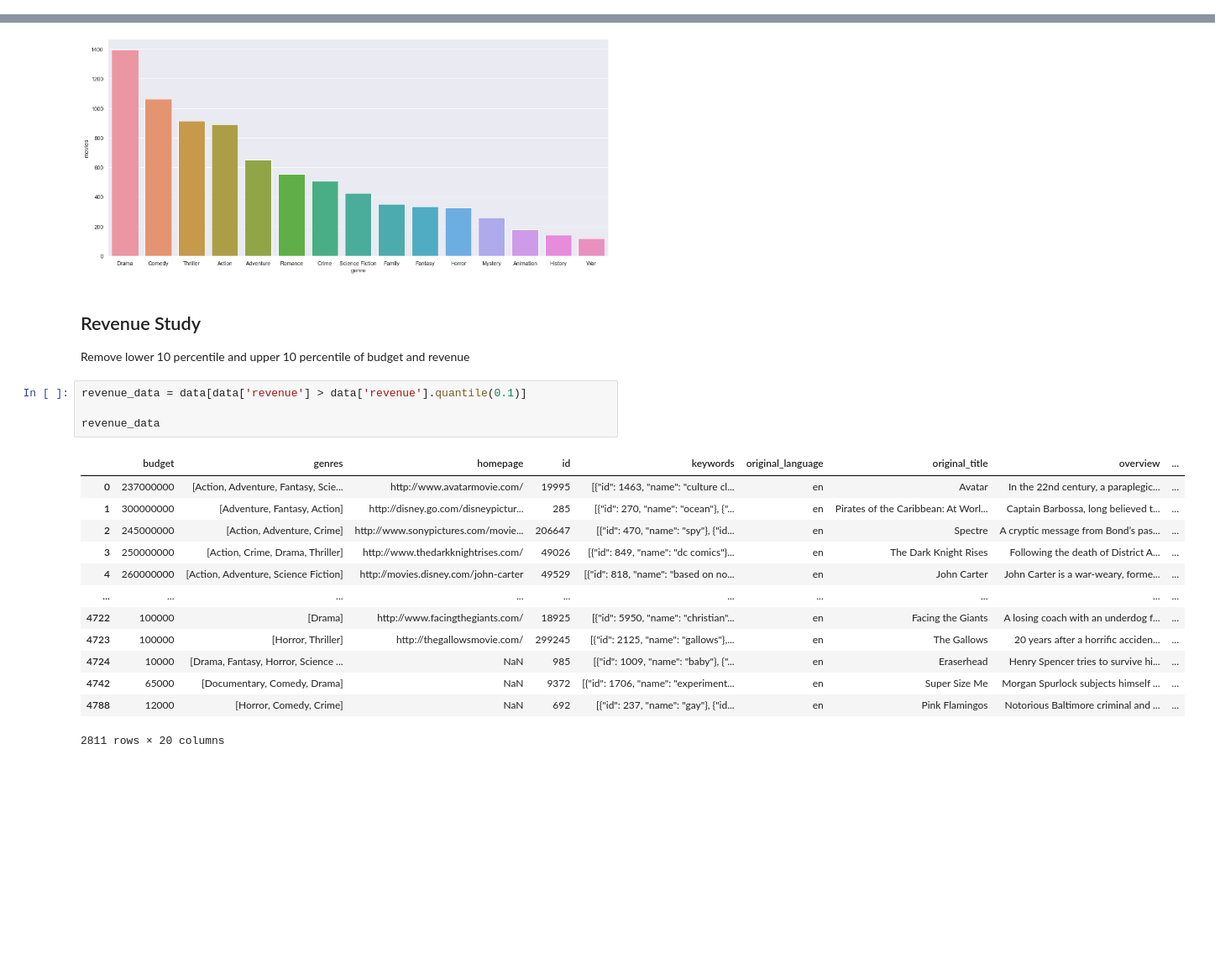
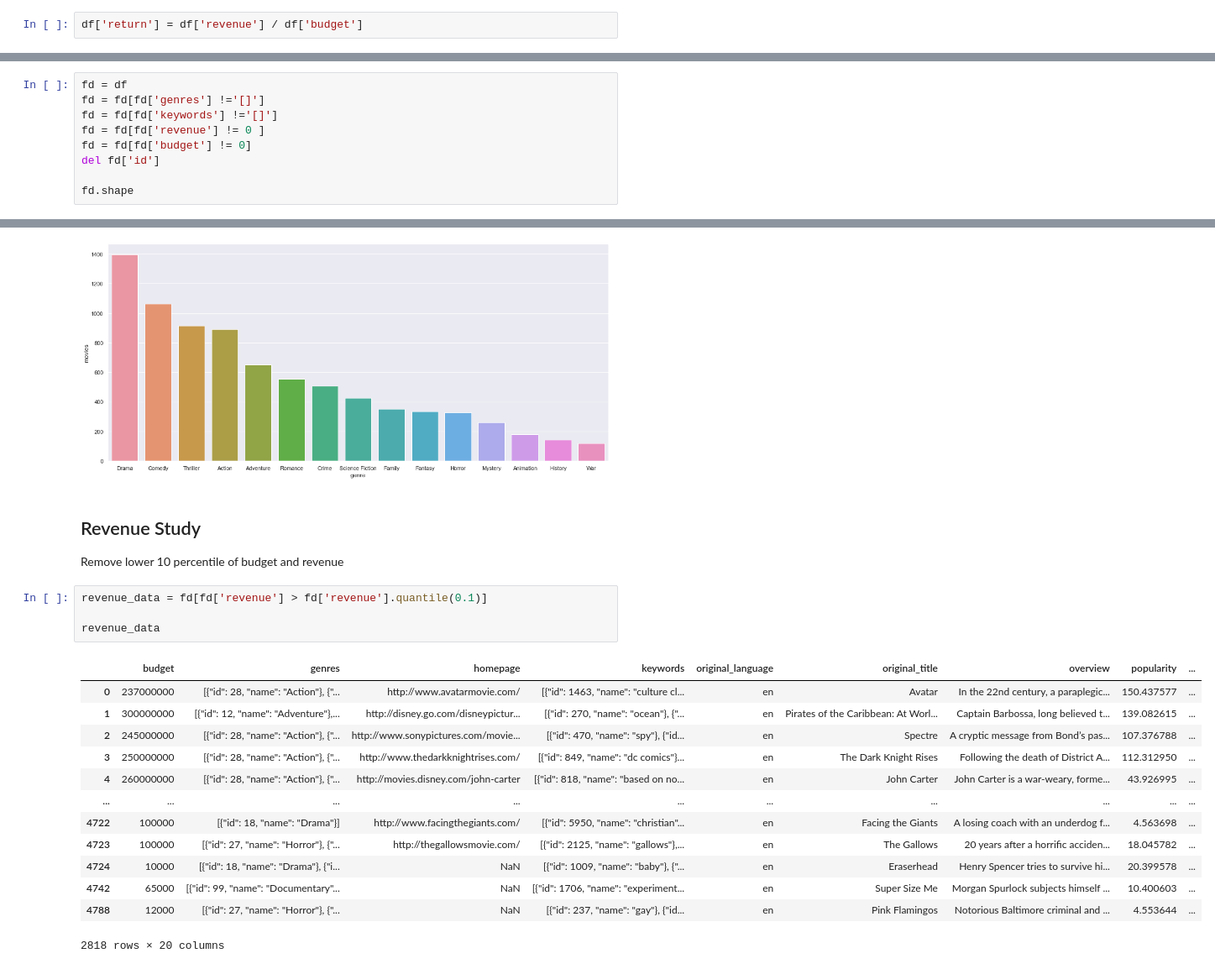
Before and after one commit to johnewong/CZ1115-MovieRevenuePrediction, a Jupyter notebook: MainFlow.ipynb, the cells around one changed output, grey strips where cells are left out. Shown: that part at 84% size. Saved outputs shown, nothing was run; the diff lists cells and outputs as text; blank space fills up the shorter version.

```diff
--- a/MainFlow.ipynb
+++ b/MainFlow.ipynb
@@ -68,0 +46,2 @@ data
+# %%
+df['return'] = df['revenue'] / df['budget']
@@ -68,0 +53,9 @@ data
+# %%
+fd = df
+fd = fd[fd['genres'] !='[]']
+fd = fd[fd['keywords'] !='[]']
+fd = fd[fd['revenue'] != 0 ]
+fd = fd[fd['budget'] != 0]
+del fd['id']
+
+fd.shape
@@ -237,22 +241,22 @@ plt.show()
 [figure]
 # %% [markdown]
 ## Revenue Study
-Remove lower 10 percentile and upper 10 percentile of budget and revenue
+Remove lower 10 percentile of budget and revenue
 # %%
-revenue_data = data[data['revenue'] > data['revenue'].quantile(0.1)]
+revenue_data = fd[fd['revenue'] > fd['revenue'].quantile(0.1)]
 
 revenue_data
 # %% [output]
-|  | budget | genres | homepage | id | keywords | original_language | original_title | overview | ... |
-| 0 | 237000000 | [Action, Adventure, Fantasy, Scie... | http://www.avatarmovie.com/ | 19995 | [{"id": 1463, "name": "culture cl... | en | Avatar | In the 22nd century, a paraplegic... | ... |
-| 1 | 300000000 | [Adventure, Fantasy, Action] | http://disney.go.com/disneypictur... | 285 | [{"id": 270, "name": "ocean"}, {"... | en | Pirates of the Caribbean: At Worl... | Captain Barbossa, long believed t... | ... |
-| 2 | 245000000 | [Action, Adventure, Crime] | http://www.sonypictures.com/movie... | 206647 | [{"id": 470, "name": "spy"}, {"id... | en | Spectre | A cryptic message from Bond’s pas... | ... |
-| 3 | 250000000 | [Action, Crime, Drama, Thriller] | http://www.thedarkknightrises.com/ | 49026 | [{"id": 849, "name": "dc comics"}... | en | The Dark Knight Rises | Following the death of District A... | ... |
-| 4 | 260000000 | [Action, Adventure, Science Fiction] | http://movies.disney.com/john-carter | 49529 | [{"id": 818, "name": "based on no... | en | John Carter | John Carter is a war-weary, forme... | ... |
+|  | budget | genres | homepage | keywords | original_language | original_title | overview | popularity | ... |
+| 0 | 237000000 | [{"id": 28, "name": "Action"}, {"... | http://www.avatarmovie.com/ | [{"id": 1463, "name": "culture cl... | en | Avatar | In the 22nd century, a paraplegic... | 150.437577 | ... |
+| 1 | 300000000 | [{"id": 12, "name": "Adventure"},... | http://disney.go.com/disneypictur... | [{"id": 270, "name": "ocean"}, {"... | en | Pirates of the Caribbean: At Worl... | Captain Barbossa, long believed t... | 139.082615 | ... |
+| 2 | 245000000 | [{"id": 28, "name": "Action"}, {"... | http://www.sonypictures.com/movie... | [{"id": 470, "name": "spy"}, {"id... | en | Spectre | A cryptic message from Bond’s pas... | 107.376788 | ... |
+| 3 | 250000000 | [{"id": 28, "name": "Action"}, {"... | http://www.thedarkknightrises.com/ | [{"id": 849, "name": "dc comics"}... | en | The Dark Knight Rises | Following the death of District A... | 112.312950 | ... |
+| 4 | 260000000 | [{"id": 28, "name": "Action"}, {"... | http://movies.disney.com/john-carter | [{"id": 818, "name": "based on no... | en | John Carter | John Carter is a war-weary, forme... | 43.926995 | ... |
 | ... | ... | ... | ... | ... | ... | ... | ... | ... | ... |
-| 4722 | 100000 | [Drama] | http://www.facingthegiants.com/ | 18925 | [{"id": 5950, "name": "christian"... | en | Facing the Giants | A losing coach with an underdog f... | ... |
-| 4723 | 100000 | [Horror, Thriller] | http://thegallowsmovie.com/ | 299245 | [{"id": 2125, "name": "gallows"},... | en | The Gallows | 20 years after a horrific acciden... | ... |
-| 4724 | 10000 | [Drama, Fantasy, Horror, Science ... | NaN | 985 | [{"id": 1009, "name": "baby"}, {"... | en | Eraserhead | Henry Spencer tries to survive hi... | ... |
-| 4742 | 65000 | [Documentary, Comedy, Drama] | NaN | 9372 | [{"id": 1706, "name": "experiment... | en | Super Size Me | Morgan Spurlock subjects himself ... | ... |
-| 4788 | 12000 | [Horror, Comedy, Crime] | NaN | 692 | [{"id": 237, "name": "gay"}, {"id... | en | Pink Flamingos | Notorious Baltimore criminal and ... | ... |
+| 4722 | 100000 | [{"id": 18, "name": "Drama"}] | http://www.facingthegiants.com/ | [{"id": 5950, "name": "christian"... | en | Facing the Giants | A losing coach with an underdog f... | 4.563698 | ... |
+| 4723 | 100000 | [{"id": 27, "name": "Horror"}, {"... | http://thegallowsmovie.com/ | [{"id": 2125, "name": "gallows"},... | en | The Gallows | 20 years after a horrific acciden... | 18.045782 | ... |
+| 4724 | 10000 | [{"id": 18, "name": "Drama"}, {"i... | NaN | [{"id": 1009, "name": "baby"}, {"... | en | Eraserhead | Henry Spencer tries to survive hi... | 20.399578 | ... |
+| 4742 | 65000 | [{"id": 99, "name": "Documentary"... | NaN | [{"id": 1706, "name": "experiment... | en | Super Size Me | Morgan Spurlock subjects himself ... | 10.400603 | ... |
+| 4788 | 12000 | [{"id": 27, "name": "Horror"}, {"... | NaN | [{"id": 237, "name": "gay"}, {"id... | en | Pink Flamingos | Notorious Baltimore criminal and ... | 4.553644 | ... |
-2811 rows × 20 columns
+2818 rows × 20 columns
```
Also changed, not shown: parts of 51 cells of this notebook.
